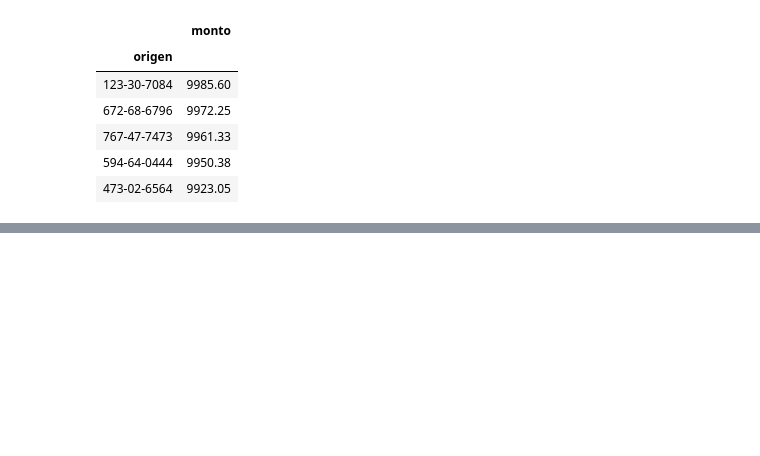
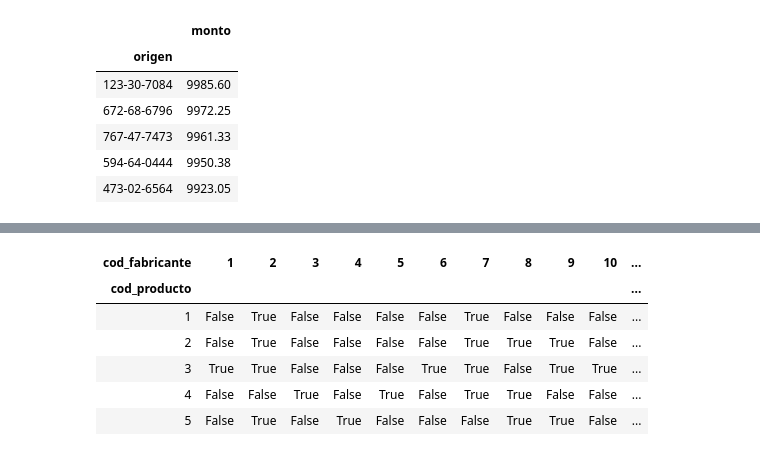
Before and after one commit to diegobalestieri/Datos---guias, a Jupyter notebook: Pandas/GuiaPandas.ipynb, the cells around one changed output, grey strips where cells are left out. Cells and saved outputs as stored; diff of their text form; code cells hidden in the pictures; blank space fills up the shorter version.

```diff
--- a/Pandas/GuiaPandas.ipynb
+++ b/Pandas/GuiaPandas.ipynb
@@ -187,0 +195,3 @@ transacciones.loc[transacciones["tipo"]==maximo.iloc[0]].nlargest(5, columns="mo
+# %%
+ventas = pd.read_csv("ej3.csv")
+ventas.columns
@@ -187,0 +255,11 @@ transacciones.loc[transacciones["tipo"]==maximo.iloc[0]].nlargest(5, columns="mo
+# %%
+#E
+pd.pivot_table(data=ventas, index="cod_producto", columns="cod_fabricante", values="ventas_mensuales", aggfunc=any, fill_value=False).head()
+# %% [output]
+| cod_fabricante | 1 | 2 | 3 | 4 | 5 | 6 | 7 | 8 | 9 | 10 | ... |
+| cod_producto |  |  |  |  |  |  |  |  |  |  | ... |
+| 1 | False | True | False | False | False | False | True | False | False | False | ... |
+| 2 | False | True | False | False | False | False | True | True | True | False | ... |
+| 3 | True | True | False | False | False | True | True | False | True | True | ... |
+| 4 | False | False | True | False | True | False | True | True | False | False | ... |
+| 5 | False | True | False | True | False | False | False | True | True | False | ... |
```
Also changed, not shown: parts of 6 cells of this notebook.
